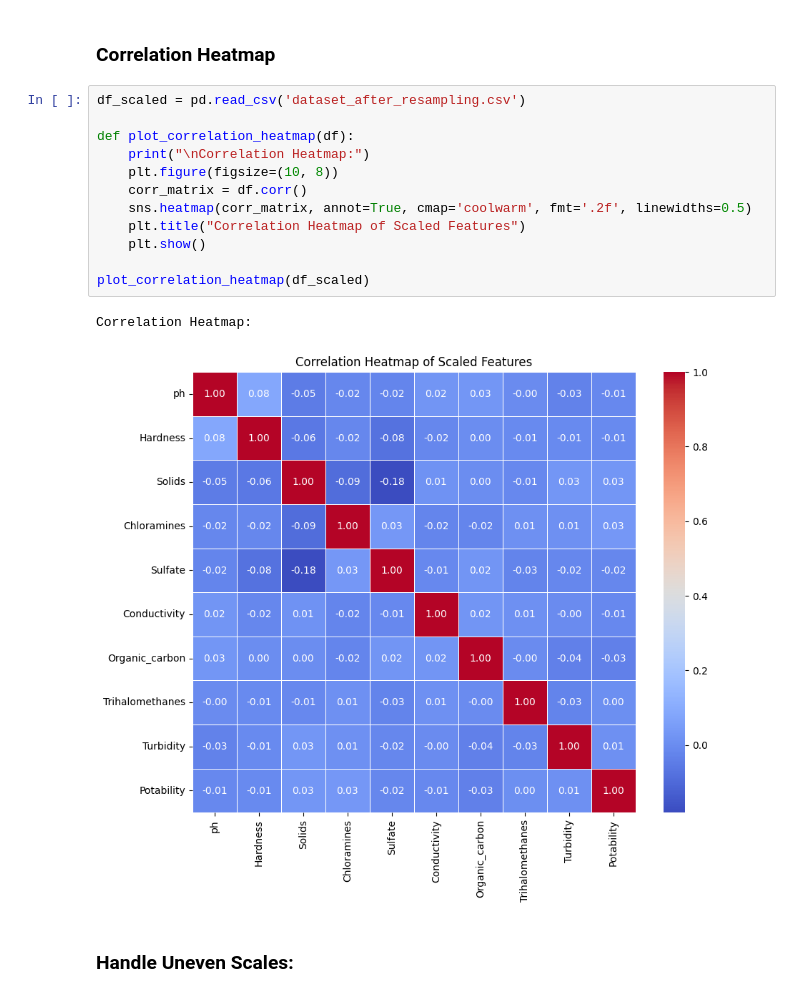
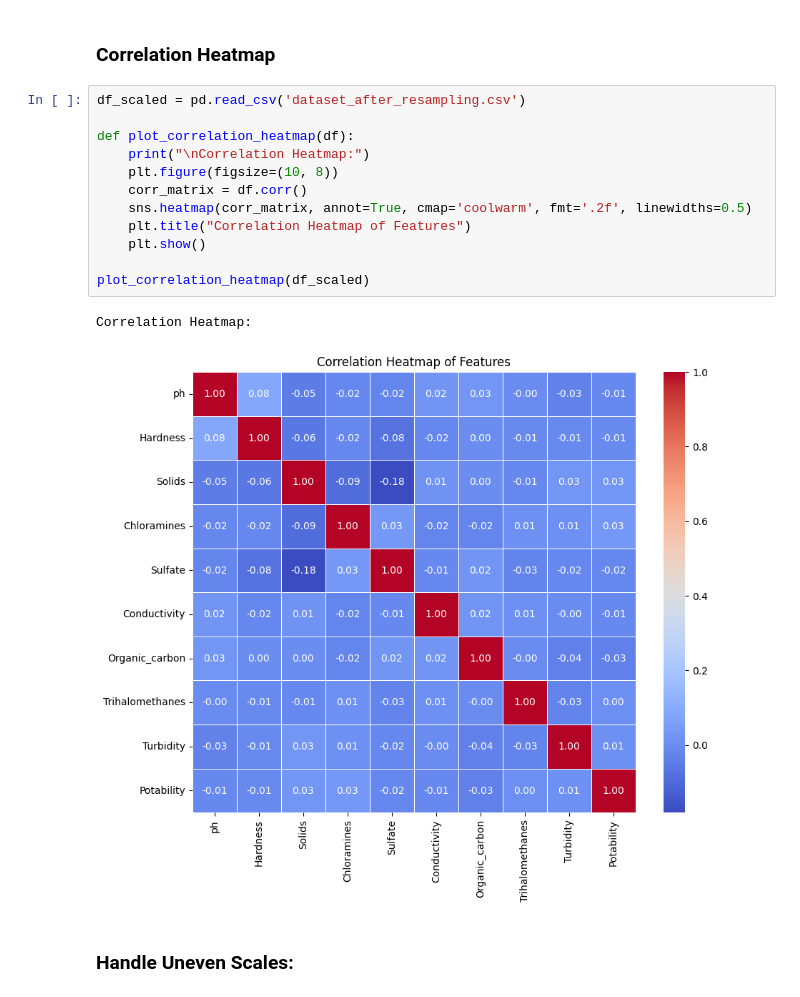
Before and after one commit to ITAXBOX/Water-Potability-Prediction, a Jupyter notebook: Predicting Water Potability Using Machine Learning.ipynb, the cells around one changed output. Saved outputs shown, nothing was run; the diff lists cells and outputs as text.

```diff
--- a/Predicting Water Potability Using Machine Learning.ipynb
+++ b/Predicting Water Potability Using Machine Learning.ipynb
@@ -341,18 +341,18 @@ Dataset saved as 'dataset_after_resampling.csv'
 # %%
 df_scaled = pd.read_csv('dataset_after_resampling.csv')
 
 def plot_correlation_heatmap(df):
     print("\nCorrelation Heatmap:")
     plt.figure(figsize=(10, 8))
     corr_matrix = df.corr()
     sns.heatmap(corr_matrix, annot=True, cmap='coolwarm', fmt='.2f', linewidths=0.5)
-    plt.title("Correlation Heatmap of Scaled Features")
+    plt.title("Correlation Heatmap of Features")
     plt.show()
 
 plot_correlation_heatmap(df_scaled)
 # %% [output]
 Correlation Heatmap:
-[figure, old version]
+[figure, new version]
 # %% [markdown]
 ### Handle Uneven Scales:
 # %%
```
Also changed, not shown: parts of 4 cells of this notebook.
